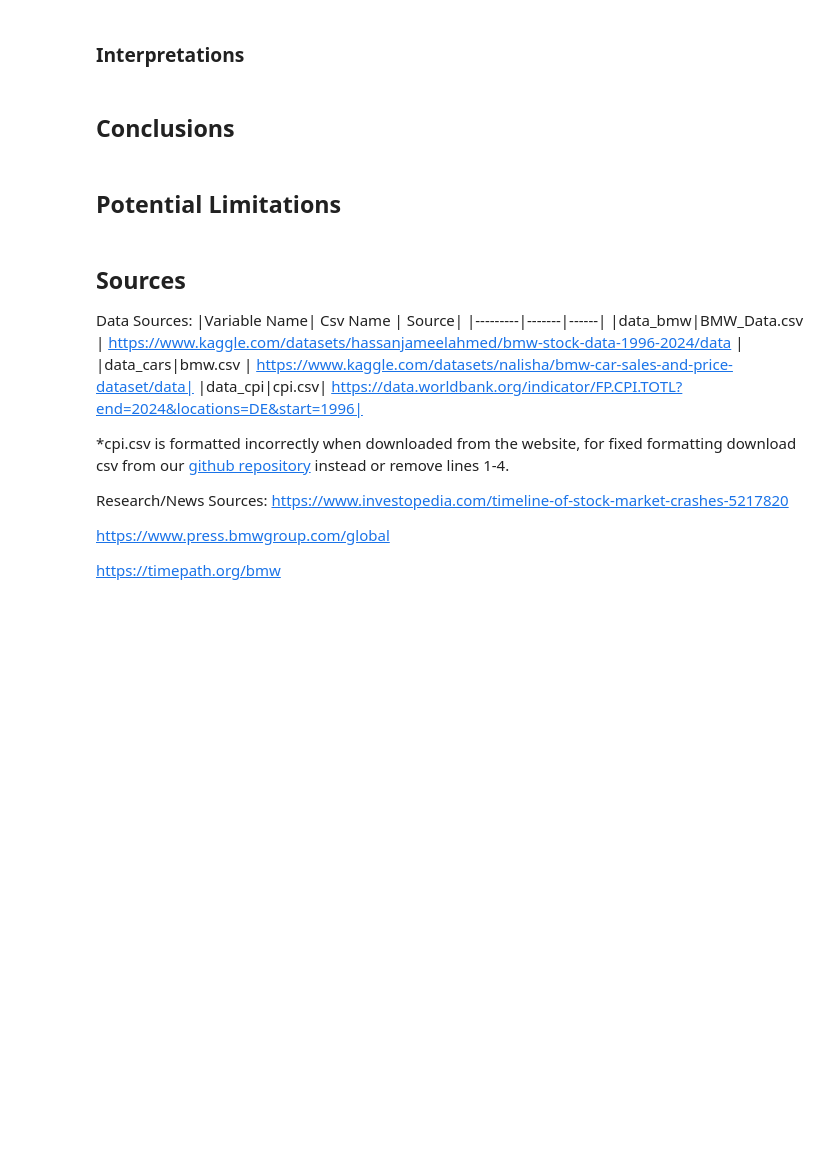
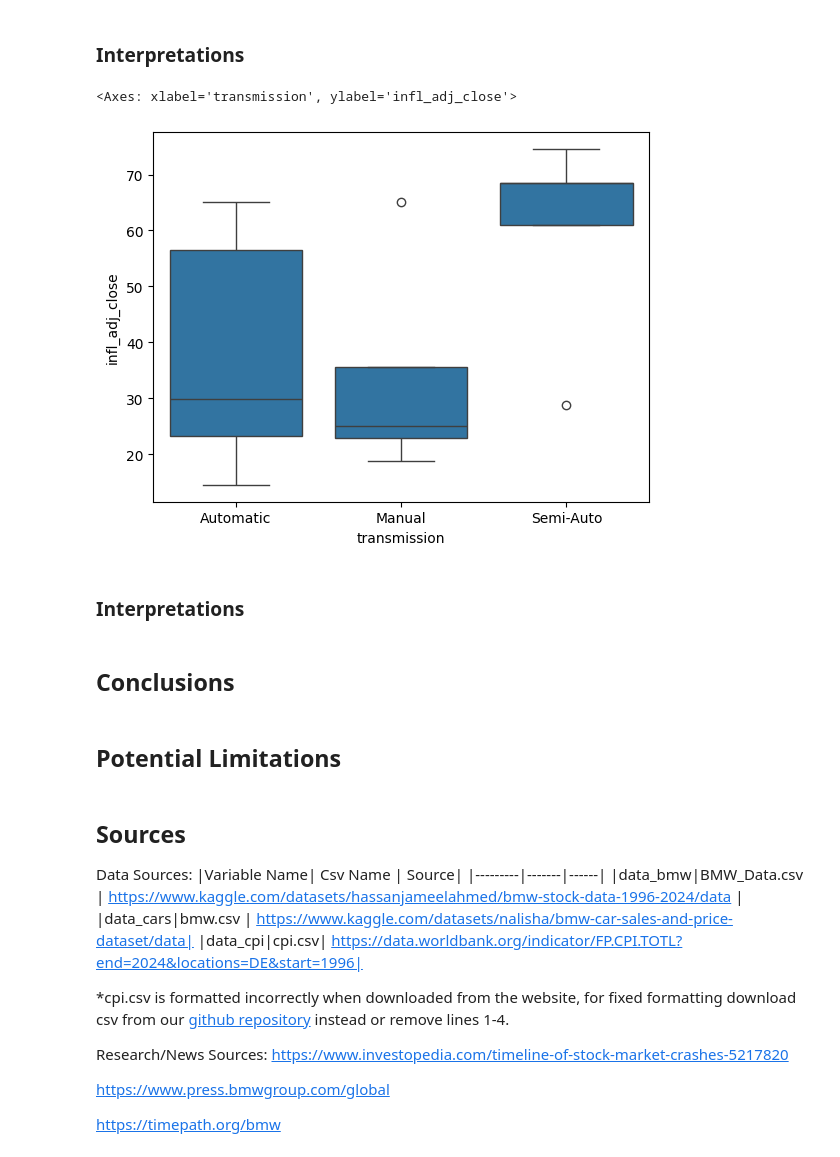
Before and after one commit to Kev-in123/DATA-200-Midterm, a Jupyter notebook: Midterm.ipynb, the cells around one changed output. Drawn from its saved outputs; the diff is of its cells as text; code cells hidden in the pictures; blank space fills up the shorter version.

```diff
--- a/Midterm.ipynb
+++ b/Midterm.ipynb
@@ -128,5 +134,13 @@ sns.regplot(release_stock, x="mileage", y="volume")
 # %% [markdown]
 ### Interpretations
+# %%
+# Not sure if this is a significant plot yet
+sns.boxplot(data=release_stock, y="infl_adj_close", x = "transmission")
+# %% [output]
+<Axes: xlabel='transmission', ylabel='infl_adj_close'>
+[figure, added]
+# %% [markdown]
+### Interpretations
 # %% [markdown]
 ## Conclusions
 # %% [markdown]
```
Also changed, not shown: parts of 6 cells of this notebook.
